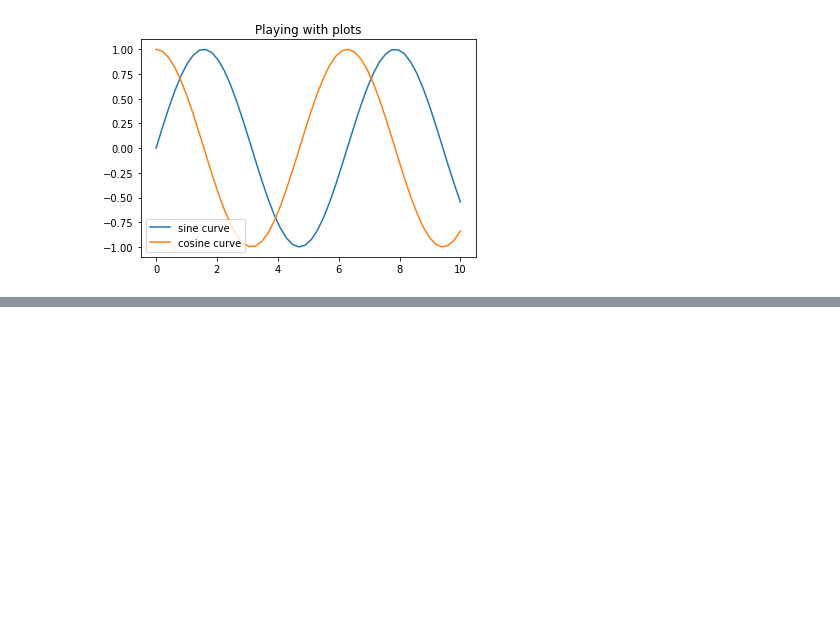
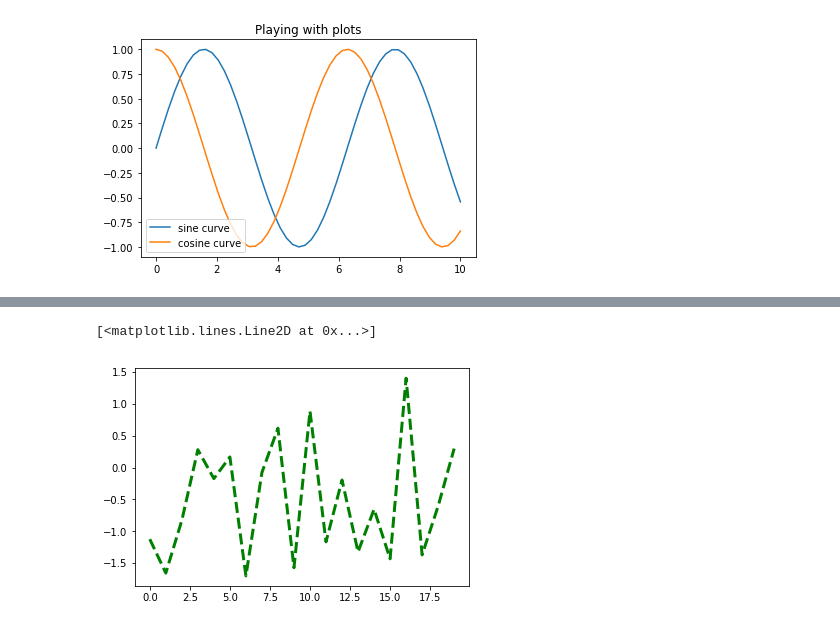
Before and after one commit to pfcperez/ML-Plural, a Jupyter notebook: matplotlib/m1_04_LineAndMarkers.ipynb, the cells around one changed output, grey strips where cells are left out. Saved outputs shown, nothing was run; the diff lists cells and outputs as text; code cells hidden in the pictures; blank space fills up the shorter version.

```diff
--- a/matplotlib/m1_04_LineAndMarkers.ipynb
+++ b/matplotlib/m1_04_LineAndMarkers.ipynb
@@ -27,0 +50,5 @@ plt.show()
+# %%
+plt.plot(random_array, color='green', linestyle='--', linewidth=3)
+# %% [output]
+[<matplotlib.lines.Line2D at 0x...>]
+[figure, added]
```
Also changed, not shown: parts of 6 cells of this notebook, 1 other file.
